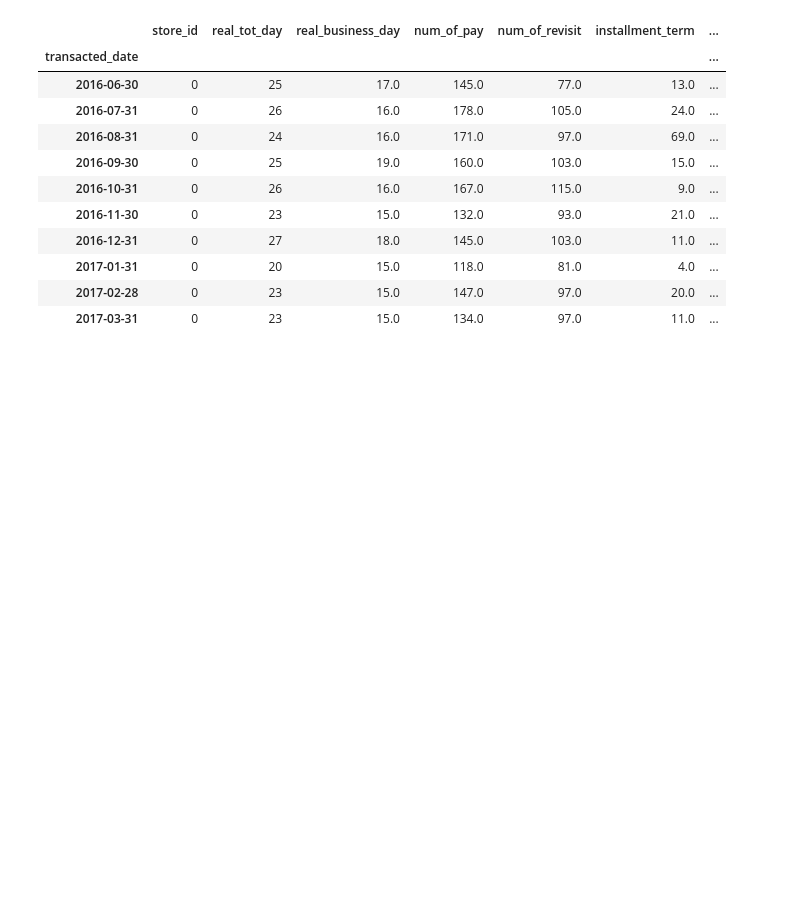
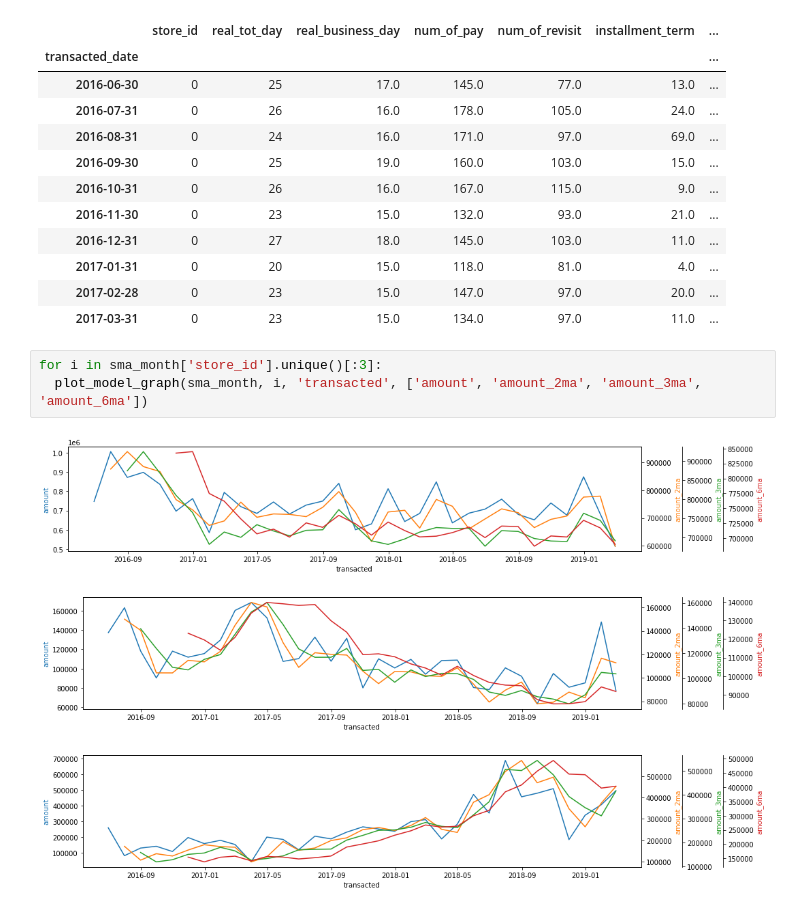
Before and after one commit to wonyoung-ji/statistics, a Jupyter notebook: dacon/Predict_Market_Sales.ipynb, the cells around one changed output. Drawn from its saved outputs; the diff is of its cells as text; blank space fills up the shorter version.

```diff
--- a/dacon/Predict_Market_Sales.ipynb
+++ b/dacon/Predict_Market_Sales.ipynb
@@ -533,3 +526,10 @@ sma_month.head(10)
 | 2017-01-31 | 0 | 20 | 15.0 | 118.0 | 81.0 | 4.0 | ... |
 | 2017-02-28 | 0 | 23 | 15.0 | 147.0 | 97.0 | 20.0 | ... |
 | 2017-03-31 | 0 | 23 | 15.0 | 134.0 | 97.0 | 11.0 | ... |
+# %%
+for i in sma_month['store_id'].unique()[:3]:
+  plot_model_graph(sma_month, i, 'transacted', ['amount', 'amount_2ma', 'amount_3ma', 'amount_6ma'])
+# %% [output]
+[figure, added]
+[figure, added]
+[figure, added]
```
Also changed, not shown: parts of 19 cells of this notebook.
